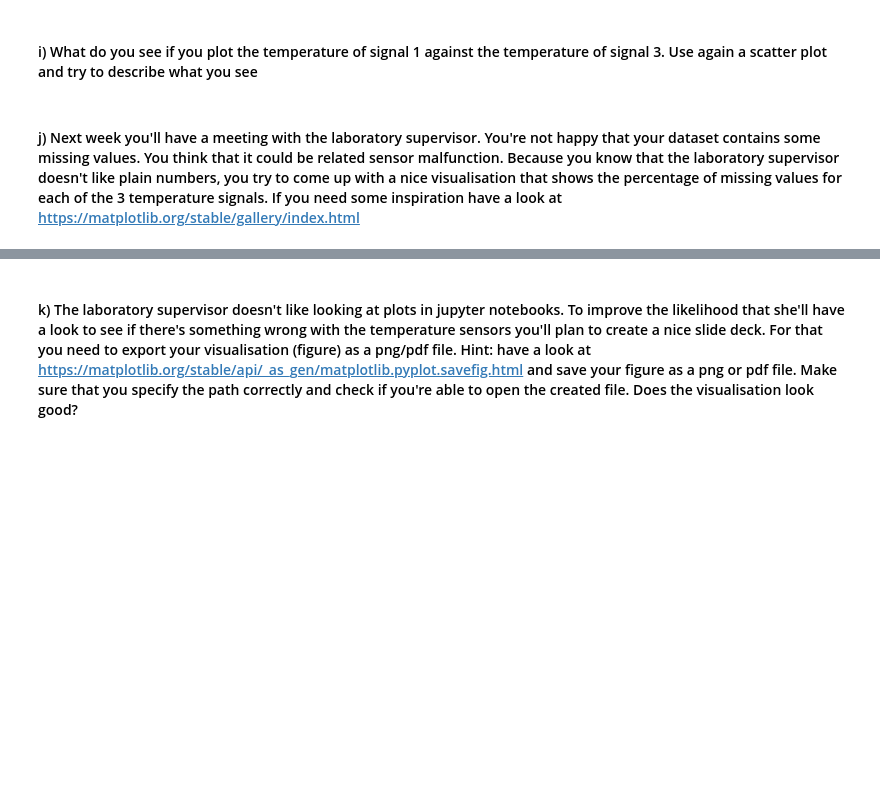
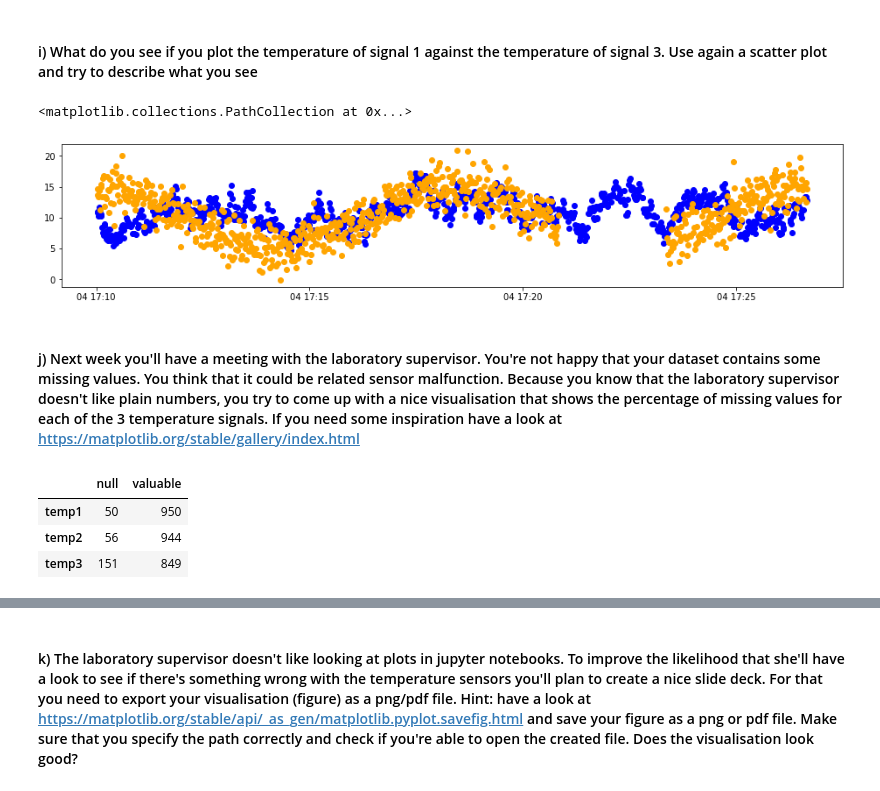
Before and after one commit to ramiejleh/ReDi_DataAnalytics_Repo, a Jupyter notebook: Homework/Phuong/lesson05/homework/lesson05_homework-Phuong.ipynb, the cells around one changed output, grey strips where cells are left out. Drawn from its saved outputs; the diff is of its cells as text; code cells hidden in the pictures; blank space fills up the shorter version.

```diff
--- a/Homework/Phuong/lesson05/homework/lesson05_homework-Phuong.ipynb
+++ b/Homework/Phuong/lesson05/homework/lesson05_homework-Phuong.ipynb
@@ -77,4 +124,27 @@ NameError: name 'axs' is not defined
 # %% [markdown]
 #### i) What do you see if you plot the temperature of signal 1 against the temperature of signal 3. Use again a scatter plot and try to describe what you see
+# %%
+fige, ax_temp1_3 = plt.subplots(figsize=(16,3))
+
+ax_temp1_3.scatter(df.time, df.temp1, color='blue')
+ax_temp1_3.scatter(df.time, df.temp3, color='orange')
+
+# The patern recorded in thermo 3 is less fluctuated.
+# The thermo 1 and 3 recorded nearly the same temperature in nearly 1/3 of the period.
+# %% [output]
+<matplotlib.collections.PathCollection at 0x...>
+[figure, added]
 # %% [markdown]
 #### j) Next week you'll have a meeting with the laboratory supervisor. You're not happy that your dataset contains some missing values. You think that it could be related sensor malfunction. Because you know that the laboratory supervisor doesn't like plain numbers, you try to come up with a nice visualisation that shows the percentage of missing values for each of the 3 temperature signals. If you need some inspiration have a look at https://matplotlib.org/stable/gallery/index.html
+# %%
+# Create new data set of percentage of missing values:
+null_data = df.isnull().sum().to_frame() #converting series to data frame
+null_data.drop("time", inplace=True)
+null_data.rename(columns={0:"null"}, inplace=True)
+null_data["valuable"]= 1000 - null_data.null
+null_data
+# %% [output]
+|  | null | valuable |
+| temp1 | 50 | 950 |
+| temp2 | 56 | 944 |
+| temp3 | 151 | 849 |
```
Also changed, not shown: parts of 11 cells of this notebook, 2 other files.
